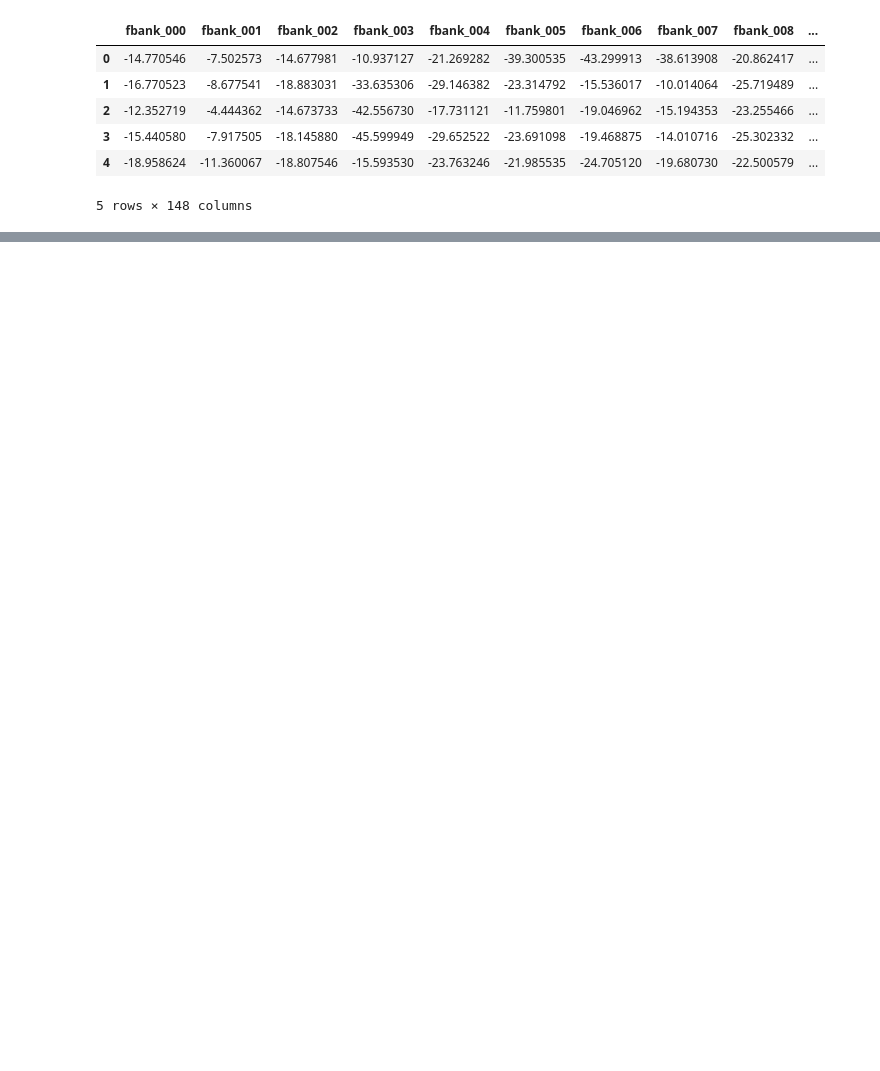
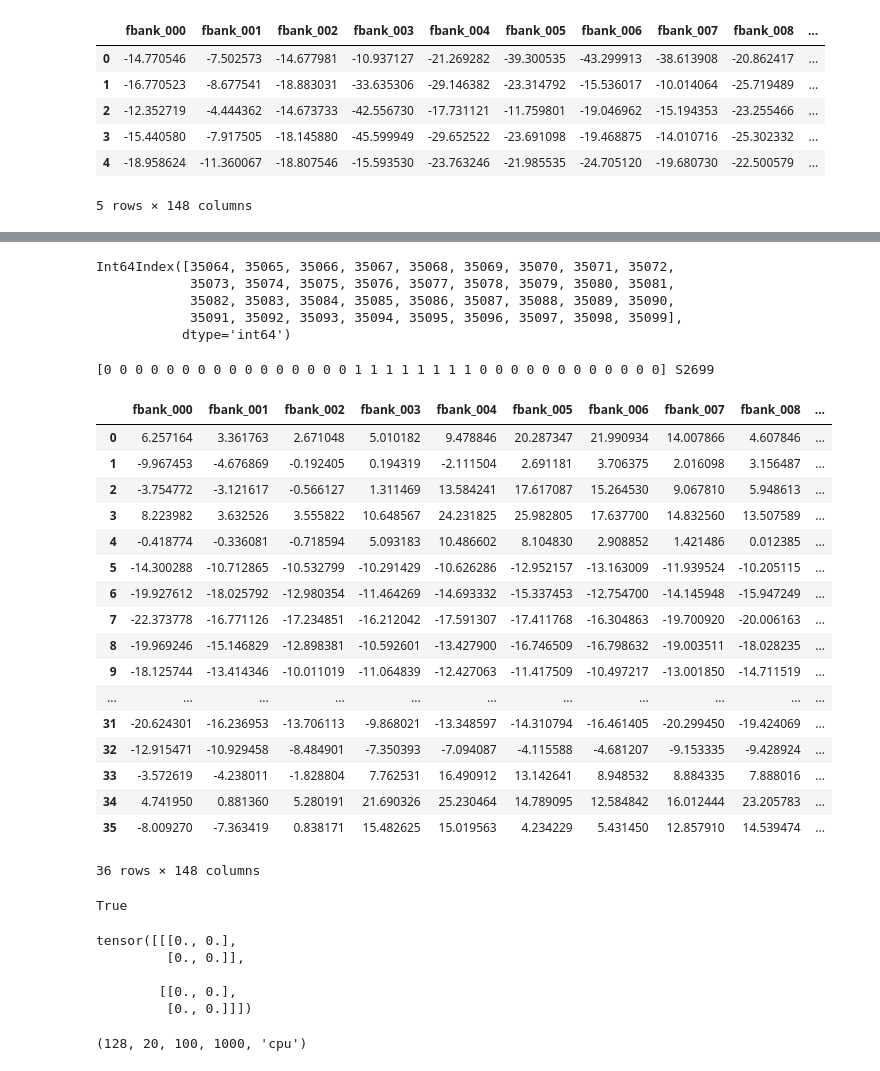
Before and after one commit to maxkvant/speech-ml-hw, a Jupyter notebook: 2/homework/main.ipynb, the cells around one changed output, grey strips where cells are left out. Cells and saved outputs as stored; diff of their text form; code cells hidden in the pictures; blank space fills up the shorter version.

```diff
--- a/2/homework/main.ipynb
+++ b/2/homework/main.ipynb
@@ -124 +104,26 @@ data_noisy
 98460 rows × 150 columns
+# %%
+def split(df, test_size=0.2, seed=0):
+    np.random.seed(seed)
+    df.sort_values('SNAME')
+    df_by_sname = df.groupby('SNAME')
+
+    records = [record for _, record in df_by_sname]
+    snames  = [sname  for sname, _ in df_by_sname]
+    y = [record['IS_LAUGHTER'] for record in records]
+    X = [record.drop(['IS_LAUGHTER', 'SNAME'], axis=1) for record in records]
+
+    y = np.array(y)
+    X = np.array([x_df.values for x_df in X], dtype=np.float)
+
+    X_train, X_test, y_train, y_test, snames_train, snames_test = \
+        train_test_split(X, y, snames, train_size=1. - test_size, test_size=0.2)
+    return  X_train, X_test, y_train, y_test, snames_train, snames_test
+# %%
+X_train, X_test, y_train, y_test, snames_train, snames_test = split(data)
+# %% [output]
+Int64Index([35064, 35065, 35066, 35067, 35068, 35069, 35070, 35071, 35072,
+            35073, 35074, 35075, 35076, 35077, 35078, 35079, 35080, 35081,
+            35082, 35083, 35084, 35085, 35086, 35087, 35088, 35089, 35090,
+            35091, 35092, 35093, 35094, 35095, 35096, 35097, 35098, 35099],
+           dtype='int64')
@@ -124,0 +132,24 @@ data_noisy
+# %%
+print(y_train[0], snames_train[0])
+
+pd.DataFrame(X_train[0], columns=data.columns[:-2])
+# %% [output]
+[0 0 0 0 0 0 0 0 0 0 0 0 0 0 0 0 1 1 1 1 1 1 1 1 0 0 0 0 0 0 0 0 0 0 0 0] S2699
+|  | fbank_000 | fbank_001 | fbank_002 | fbank_003 | fbank_004 | fbank_005 | fbank_006 | fbank_007 | fbank_008 | ... |
+| 0 | 6.257164 | 3.361763 | 2.671048 | 5.010182 | 9.478846 | 20.287347 | 21.990934 | 14.007866 | 4.607846 | ... |
+| 1 | -9.967453 | -4.676869 | -0.192405 | 0.194319 | -2.111504 | 2.691181 | 3.706375 | 2.016098 | 3.156487 | ... |
+| 2 | -3.754772 | -3.121617 | -0.566127 | 1.311469 | 13.584241 | 17.617087 | 15.264530 | 9.067810 | 5.948613 | ... |
+| 3 | 8.223982 | 3.632526 | 3.555822 | 10.648567 | 24.231825 | 25.982805 | 17.637700 | 14.832560 | 13.507589 | ... |
+| 4 | -0.418774 | -0.336081 | -0.718594 | 5.093183 | 10.486602 | 8.104830 | 2.908852 | 1.421486 | 0.012385 | ... |
+| 5 | -14.300288 | -10.712865 | -10.532799 | -10.291429 | -10.626286 | -12.952157 | -13.163009 | -11.939524 | -10.205115 | ... |
+| 6 | -19.927612 | -18.025792 | -12.980354 | -11.464269 | -14.693332 | -15.337453 | -12.754700 | -14.145948 | -15.947249 | ... |
+| 7 | -22.373778 | -16.771126 | -17.234851 | -16.212042 | -17.591307 | -17.411768 | -16.304863 | -19.700920 | -20.006163 | ... |
+| 8 | -19.969246 | -15.146829 | -12.898381 | -10.592601 | -13.427900 | -16.746509 | -16.798632 | -19.003511 | -18.028235 | ... |
+| 9 | -18.125744 | -13.414346 | -10.011019 | -11.064839 | -12.427063 | -11.417509 | -10.497217 | -13.001850 | -14.711519 | ... |
+| ... | ... | ... | ... | ... | ... | ... | ... | ... | ... | ... |
+| 31 | -20.624301 | -16.236953 | -13.706113 | -9.868021 | -13.348597 | -14.310794 | -16.461405 | -20.299450 | -19.424069 | ... |
+| 32 | -12.915471 | -10.929458 | -8.484901 | -7.350393 | -7.094087 | -4.115588 | -4.681207 | -9.153335 | -9.428924 | ... |
+| 33 | -3.572619 | -4.238011 | -1.828804 | 7.762531 | 16.490912 | 13.142641 | 8.948532 | 8.884335 | 7.888016 | ... |
+| 34 | 4.741950 | 0.881360 | 5.280191 | 21.690326 | 25.230464 | 14.789095 | 12.584842 | 16.012444 | 23.205783 | ... |
+| 35 | -8.009270 | -7.363419 | 0.838171 | 15.482625 | 15.019563 | 4.234229 | 5.431450 | 12.857910 | 14.539474 | ... |
+36 rows × 148 columns
@@ -124,0 +158,12 @@ data_noisy
+# %%
+snames_test_noisy == snames_test
+# %% [output]
+True
+# %%
+torch.zeros(2,2,2)
+# %% [output]
+tensor([[[0., 0.],
+         [0., 0.]],
+
+        [[0., 0.],
+         [0., 0.]]])
@@ -124,0 +176,4 @@ data_noisy
+# %%
+fbank_features, mfcc_features, hidden_size, batch_size, device
+# %% [output]
+(128, 20, 100, 1000, 'cpu')
```
Also changed, not shown: parts of 24 cells of this notebook, 2 other files.
